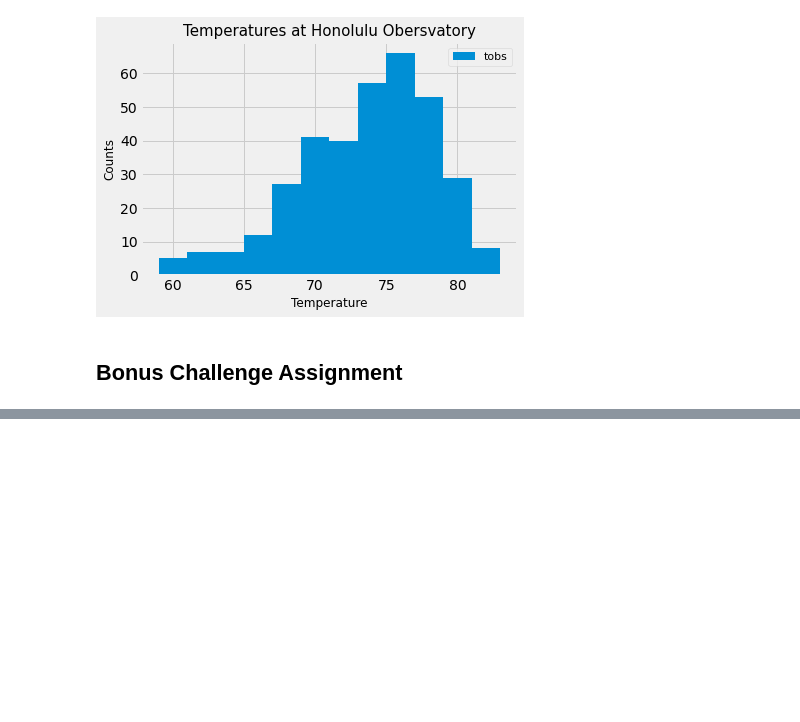
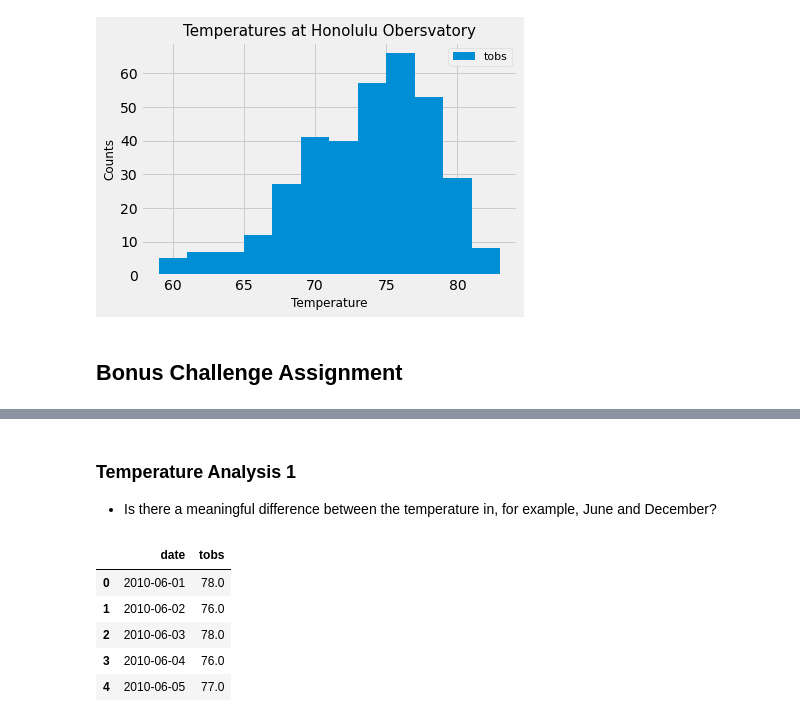
Before and after one commit to acsours/sqlalchemy-challenge, a Jupyter notebook: climate_starter.ipynb, the cells around one changed output, grey strips where cells are left out. Drawn from its saved outputs; the diff is of its cells as text; code cells hidden in the pictures; blank space fills up the shorter version.

```diff
--- a/climate_starter.ipynb
+++ b/climate_starter.ipynb
@@ -420,0 +435,3 @@ print(calc_temps('2012-02-28', '2012-03-05'))
+# %% [markdown]
+###  Temperature Analysis 1
+* Is there a meaningful difference between the temperature in, for example, June and December?
@@ -420,0 +449,10 @@ print(calc_temps('2012-02-28', '2012-03-05'))
+# %%
+june_df=pd.DataFrame(june_avg_years)
+june_df.head()
+# %% [output]
+|  | date | tobs |
+| 0 | 2010-06-01 | 78.0 |
+| 1 | 2010-06-02 | 76.0 |
+| 2 | 2010-06-03 | 78.0 |
+| 3 | 2010-06-04 | 76.0 |
+| 4 | 2010-06-05 | 77.0 |
```
Also changed, not shown: parts of 18 cells of this notebook, 1 other file.
